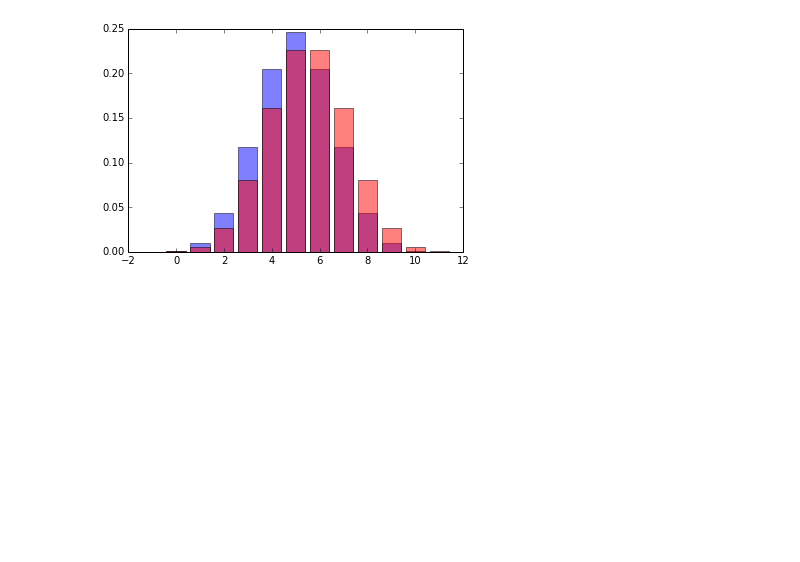
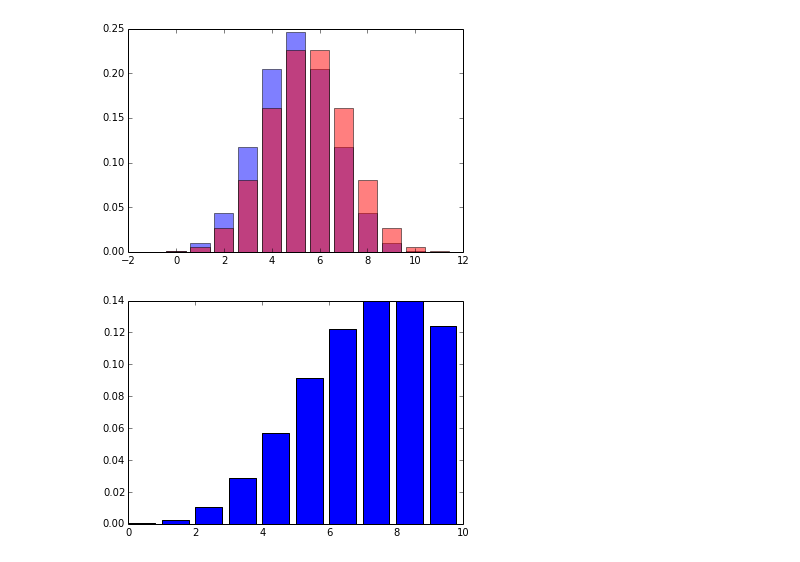
Before and after one commit to spelufo/apuntes-pye, a Jupyter notebook: Práctico 6 - Funciones de variables aleatorias.ipynb, the cells around one changed output. Drawn from its saved outputs; the diff is of its cells as text; code cells hidden in the pictures; blank space fills up the shorter version.

```diff
--- a/Práctico 6 - Funciones de variables aleatorias.ipynb
+++ b/Práctico 6 - Funciones de variables aleatorias.ipynb
@@ -308,3 +317,10 @@ print "Me da lo mismo. Las chances de ganar o perder son 50 y 50, mas fácil tir
 
 Me da lo mismo. Las chances de ganar o perder son 50 y 50, mas fácil tiramos una moneda.
 [figure]
+# %%
+p = Pois??
+
+plt.bar(range(10),[p(i) for i in range(10)])
+plt.show()
+# %% [output]
+[figure, added]
```
Also changed, not shown: parts of 5 cells of this notebook, 4 other files.
